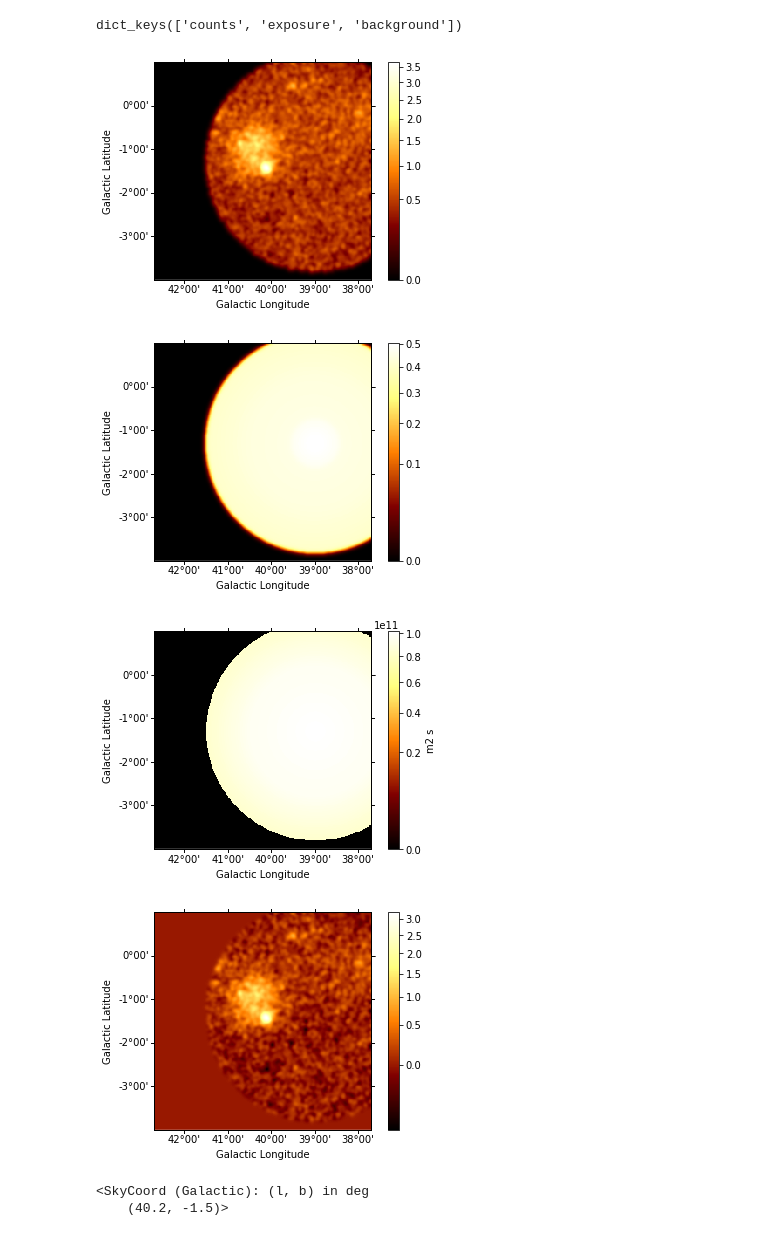
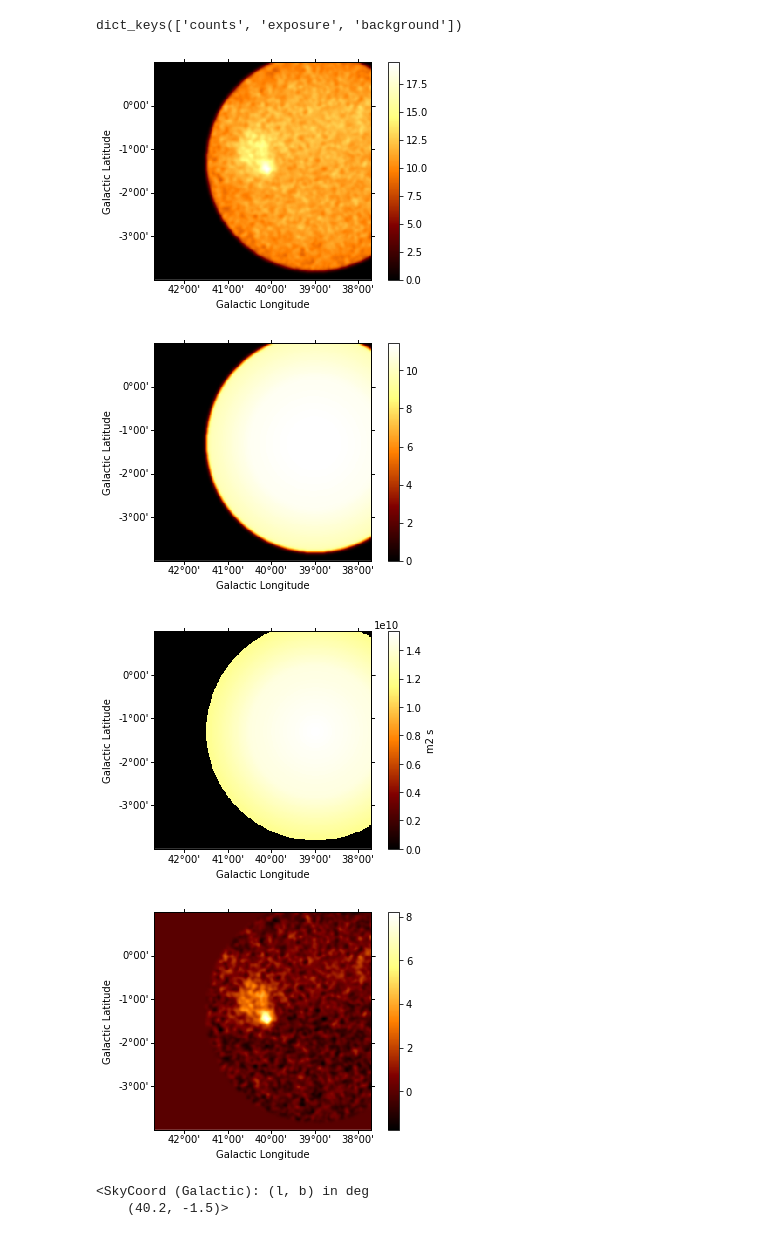
Before and after one commit to peroju/dm-gammapy, a Jupyter notebook: notebooks/TargetSpectrumFlux.ipynb, the cells around one changed output. Drawn from its saved outputs; the diff is of its cells as text; code cells hidden in the pictures.

```diff
--- a/notebooks/TargetSpectrumFlux.ipynb
+++ b/notebooks/TargetSpectrumFlux.ipynb
@@ -191,6 +186,6 @@ subsample_obs = data_store.get_observations(subsample_table['OBS_ID'])
 # %%
 energy_axis = MapAxis.from_edges(
-    np.logspace(0.01, 10, 10), unit="TeV", name="energy", interp="log"
+    np.logspace(-1., 1., 10), unit="TeV", name="energy", interp="log"
 )
 # %%
 geom = WcsGeom.create(
@@ -204,6 +199,6 @@ geom = WcsGeom.create(
 # %%
 %%time
 maker = MapMaker(geom, offset_max="2.5 deg")
-maps = maker.run(subsample_obs)
+maps = maker.run(observations_selected)
 images = maker.make_images()
 # %% [output]
@@ -214,25 +209,25 @@ maps.keys()
 # %% [output]
 dict_keys(['counts', 'exposure', 'background'])
 # %%
-images["counts"].smooth(2).plot(stretch="sqrt", add_cbar=True);
+images["counts"].smooth(2).plot(add_cbar=True);
 # %% [output]
-[figure, old version]
+[figure, new version]
 # %%
-images["background"].smooth(2).plot(stretch="sqrt", add_cbar=True);
+images["background"].smooth(2).plot(add_cbar=True);
 # %% [output]
-[figure, old version]
+[figure, new version]
 # %%
-images["exposure"].plot(stretch="sqrt", add_cbar=True);
+images["exposure"].plot(add_cbar=True);
 # %% [output]
-[figure, old version]
+[figure, new version]
 # %%
 excess = images["counts"].copy()
 excess.data -= images["background"].data
 images["excess"] = excess
 # %%
-images["excess"].smooth(2).plot(stretch="sqrt", add_cbar=True);
+images["excess"].smooth(2).plot(add_cbar=True);
 # %% [output]
-[figure, old version]
+[figure, new version]
 # %%
 pos_target
 # %% [output]
```
Also changed, not shown: parts of 6 cells of this notebook.
